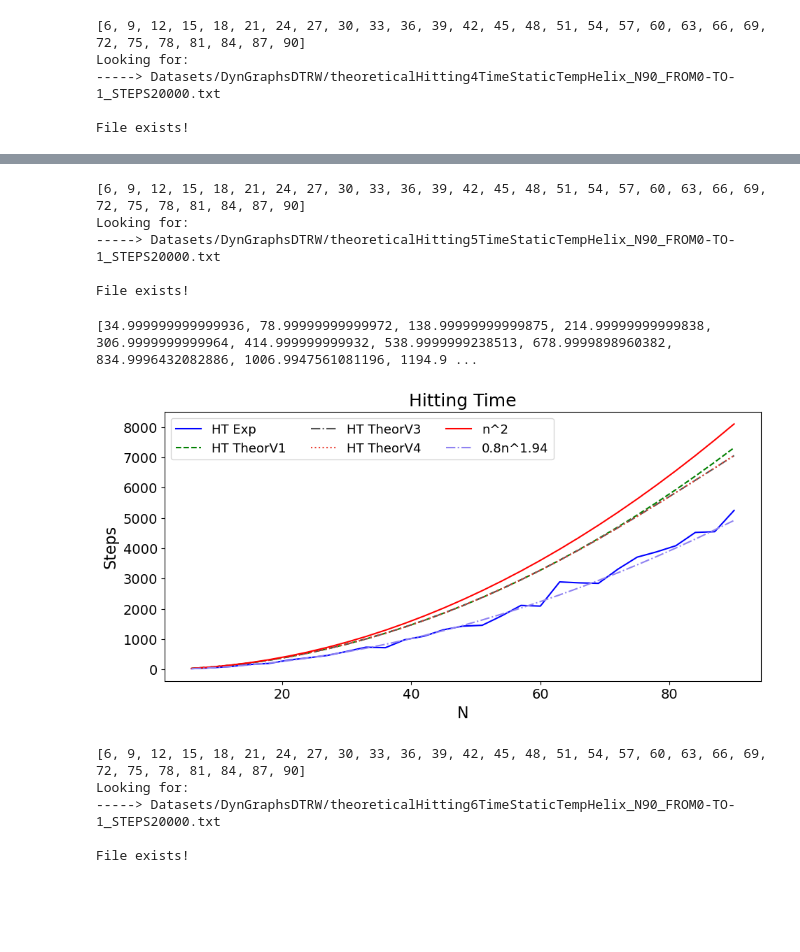
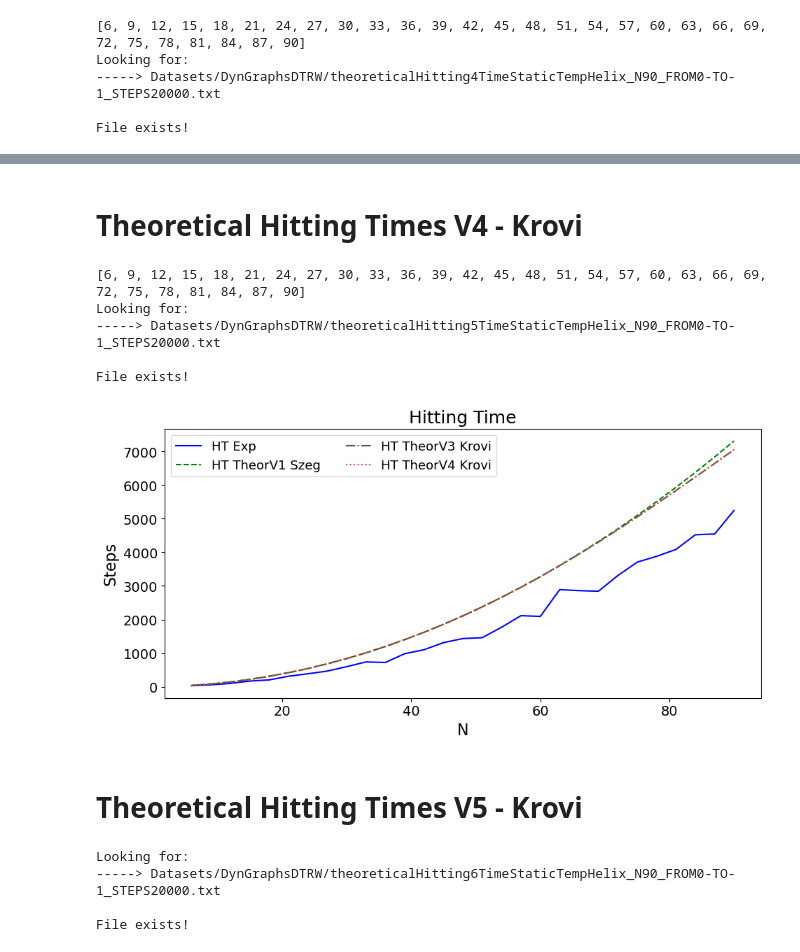
Before and after one commit to JaimePSantos/DynamicRandomWalks, a Jupyter notebook: HT-Static_TemporalHelix.ipynb, the cells around one changed output, grey strips where cells are left out. Saved outputs shown, nothing was run; the diff lists cells and outputs as text; code cells hidden in the pictures; blank space fills up the shorter version.

```diff
--- a/HT-Static_TemporalHelix.ipynb
+++ b/HT-Static_TemporalHelix.ipynb
@@ -70,7 +70,7 @@ def estimate_hitting_time(reps, start_vertex, end_vertex, num_simulations=10):
 
     return hitting_times
 
-def theoretical_hitting_time(n,factor,c):
+def fit_hitting_time(n,factor,c):
     hitting_times = []
     for i in n:
         hitting_times.append(c*i**factor)
@@ -624 +525,4 @@ plot_qwak(x_value_matrix = [list(sum_range)]*4 , y_value_matrix = [hitting_times
+# %% [markdown]
+#
+# Theoretical Hitting Times V4 - Krovi
 # %%
@@ -689,22 +574,18 @@ steps = 20000
 
 sum_range = []
 sum_range = [3 + 3*rep for rep in range(1,reps)]
-print(sum_range)
 
-factor = 2
-c = 0.85
+theoretical_hitting_times_file4 = f'Datasets/DynGraphsDTRW/theoreticalHitting5TimeStaticTempHelix_N{sum_range[-1]}_FROM{initVertex}-TO{targetVertex}_STEPS{steps}.txt'
 
-theoretical_hitting_times_file5 = f'Datasets/DynGraphsDTRW/theoreticalHitting5TimeStaticTempHelix_N{sum_range[-1]}_FROM{initVertex}-TO{targetVertex}_STEPS{steps}.txt'
+print(f'Looking for: \n-----> {theoretical_hitting_times_file4}')
 
-print(f'Looking for: \n-----> {theoretical_hitting_times_file5}')
-
-if os.path.exists(theoretical_hitting_times_file5):
-    theoretical_hitting_times5 = load_list_from_file(theoretical_hitting_times_file5)
+if os.path.exists(theoretical_hitting_times_file4):
+    theoretical_hitting_times4 = load_list_from_file(theoretical_hitting_times_file4)
     print('\nFile exists!')
 else:
     print('\nFile Doesnt Exist!')
-    theoretical_hitting_times5 =  theoretical_hitting_times5_for_staticTempHelix_graphs(reps, init, target,steps)
-    write_list_to_file(theoretical_hitting_times_file5, theoretical_hitting_times5)
+    theoretical_hitting_times4 =  theoretical_hitting_times4_for_staticTempHelix_graphs(reps, init, target,steps)
+    write_list_to_file(theoretical_hitting_times_file4, theoretical_hitting_times4)
 # %% [output]
 [6, 9, 12, 15, 18, 21, 24, 27, 30, 33, 36, 39, 42, 45, 48, 51, 54, 57, 60, 63, 66, 69, 72, 75, 78, 81, 84, 87, 90]
 Looking for:
@@ -712,56 +593,40 @@ Looking for:
 
 File exists!
 # %%
-c = constant[0]
-factor = round(slope,2)
-c2 = 1
-factor2 = 2
+alphaLabelList = [r'HT Exp',f'HT TheorV1 Szeg',f'HT TheorV3 Krovi',f'HT TheorV4 Krovi']
 
-alphaLabelList = [r'HT Exp',f'HT TheorV1',f'HT TheorV3',f'HT TheorV4',f'n^2',f'{round(c,2)}n^{factor}']
-
-
-
-estimate_cover_time_memory = [x for x in theoretical_hitting_time(sum_range,factor,c)]
-estimate_cover_time_memory2 = [x for x in theoretical_hitting_time(sum_range,factor2,c2)]
-# print(estimate_cover_time_memory2)
-# print(list(sum_range))
-print(theoretical_hitting_times3
-)
 
 params = {
     'font_size' : 14,
     'figsize': (11, 5),
     'plot_title' : f'Hitting Time',
     'x_label' : 'N',
     'y_label' : "Steps",
     'legend_labels' : alphaLabelList,
     'legend_loc': "best",
     # 'legend_title' : r'$\alpha$',
-    'legend_ncol' : 3,
+    'legend_ncol' : 2,
     'color_list' : ['#0000FF', '#008000', '#525252','#eb4034','red','#8f82f1'],
     'line_style_list' : ['-', '--','-.',':','-','-.'],
     # 'save_path' : f'Output/OrientedDynamics/orientedDynamics_N{N}_NWALKS{len(alphaList)}_Alphas{str([round(a, 2) for a in alphaList]).replace(", ", "-").replace("[", "").replace("]", "")}_TMAX{round(t)}.png',
     'use_loglog': False,
     'use_cbar' : False,
     'cbar_label' : None,
     'cbar_ticks' : None,
     'cbar_tick_labels' : None,
     'x_lim' : None,
-    # 'x_num_ticks' : 7,
-    # 'y_num_ticks' : 7,
-    # 'x_round_val' : 1,
-    # 'y_round_val' : 3,
 }
 
 y_value_list = [hitting_times,
-                theoretical_hitting_times2,
+                theoretical_hitting_times,
+                theoretical_hitting_times3,
                 theoretical_hitting_times4,
-                theoretical_hitting_times5,
-                estimate_cover_time_memory2,
-                estimate_cover_time_memory]
+               ]
 
-plot_qwak(x_value_matrix = [list(sum_range)]*6 , y_value_matrix = y_value_list ,**params)
+plot_qwak(x_value_matrix = [list(sum_range)]*4 , y_value_matrix = y_value_list ,**params)
 # %% [output]
-[34.999999999999936, 78.99999999999972, 138.99999999999875, 214.99999999999838, 306.9999999999964, 414.999999999932, 538.9999999238513, 678.9999898960382, 834.9996432082886, 1006.9947561081196, 1194.9 ...
-[figure, old version]
+[figure, new version]
+# %% [markdown]
+#
+# Theoretical Hitting Times V5 - Krovi
 # %%
@@ -829,28 +674,21 @@ reps = 30
 
 init = 0
 target = -1
-steps = 20000
 
-sum_range = []
 sum_range = [3 + 3*rep for rep in range(1,reps)]
-print(sum_range)
 
-factor = 2
-c = 0.85
+theoretical_hitting_times_file5 = f'Datasets/DynGraphsDTRW/theoreticalHitting6TimeStaticTempHelix_N{sum_range[-1]}_FROM{initVertex}-TO{targetVertex}_STEPS{steps}.txt'
 
-theoretical_hitting_times_file6 = f'Datasets/DynGraphsDTRW/theoreticalHitting6TimeStaticTempHelix_N{sum_range[-1]}_FROM{initVertex}-TO{targetVertex}_STEPS{steps}.txt'
+print(f'Looking for: \n-----> {theoretical_hitting_times_file5}')
 
-print(f'Looking for: \n-----> {theoretical_hitting_times_file6}')
-
-if os.path.exists(theoretical_hitting_times_file6):
-    theoretical_hitting_times6 = load_list_from_file(theoretical_hitting_times_file6)
+if os.path.exists(theoretical_hitting_times_file5):
+    theoretical_hitting_times5 = load_list_from_file(theoretical_hitting_times_file5)
     print('\nFile exists!')
 else:
     print('\nFile Doesnt Exist!')
-    theoretical_hitting_times6 =  theoretical_hitting_times6_for_staticTempHelix_graphs(reps, init, target,steps)
-    write_list_to_file(theoretical_hitting_times_file6, theoretical_hitting_times6)
+    theoretical_hitting_times5 =  theoretical_hitting_times5_for_staticTempHelix_graphs(reps, init, target,steps)
+    write_list_to_file(theoretical_hitting_times_file5, theoretical_hitting_times5)
 # %% [output]
-[6, 9, 12, 15, 18, 21, 24, 27, 30, 33, 36, 39, 42, 45, 48, 51, 54, 57, 60, 63, 66, 69, 72, 75, 78, 81, 84, 87, 90]
 Looking for:
 -----> Datasets/DynGraphsDTRW/theoreticalHitting6TimeStaticTempHelix_N90_FROM0-TO-1_STEPS20000.txt
 
```
Also changed, not shown: parts of 17 cells of this notebook, 2 other files.
